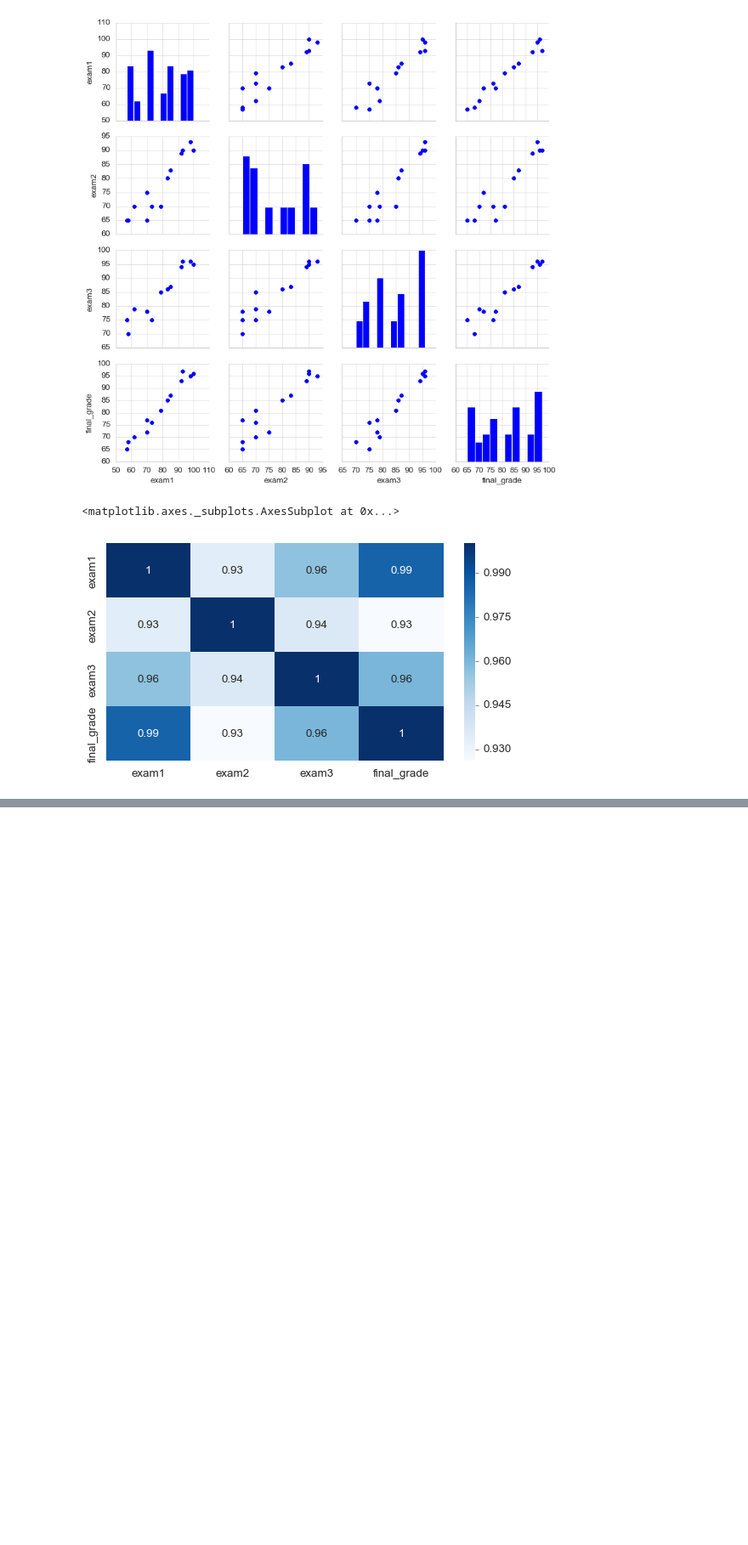
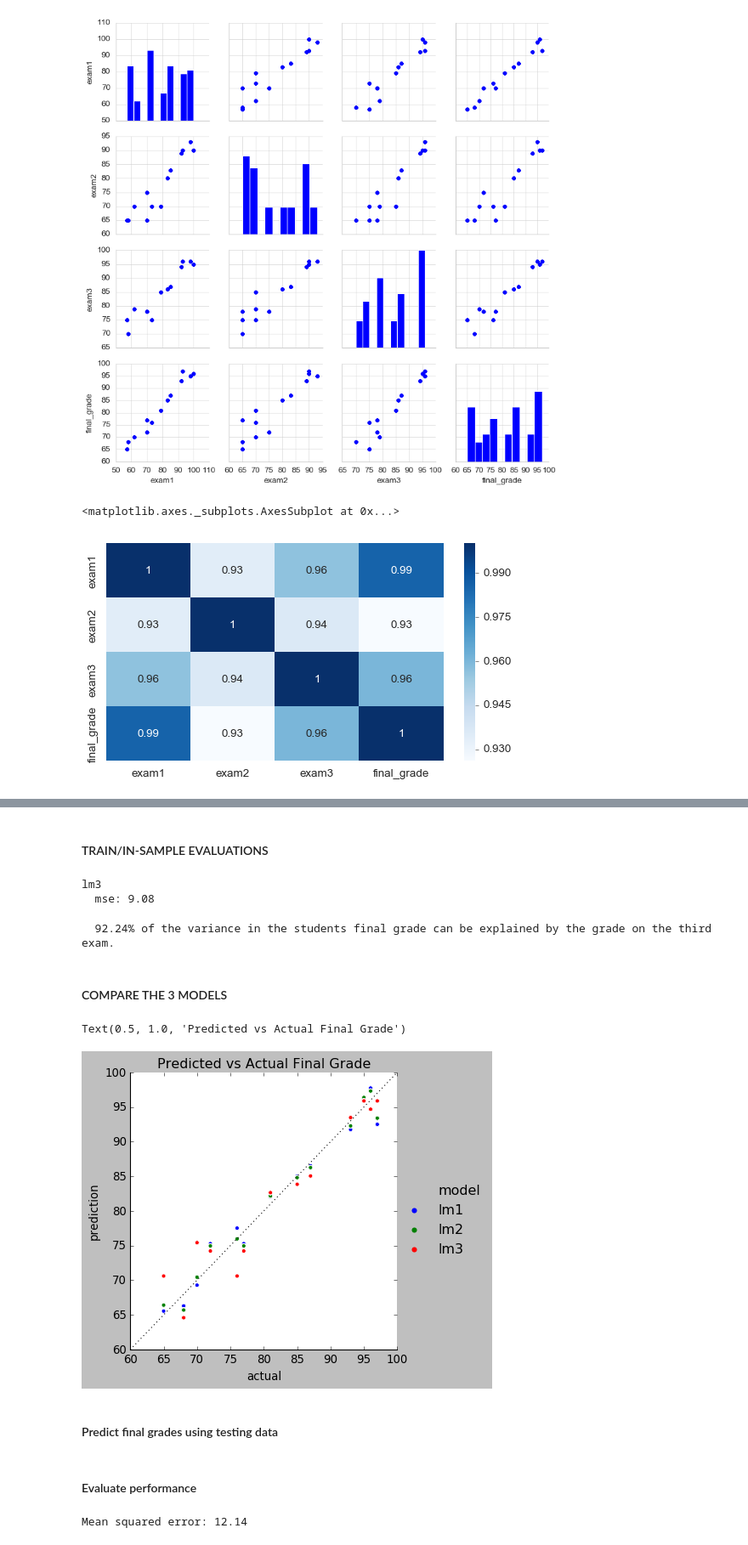
Before and after one commit to escalante-eric/python-exercises, a Jupyter notebook: Linear_Regression_in_Python.ipynb, the cells around one changed output, grey strips where cells are left out. Shown at 85% size. Saved outputs shown, nothing was run; the diff lists cells and outputs as text; code cells hidden in the pictures; blank space fills up the shorter version.

Commit message:
Linear Regression continued

```diff
--- a/Linear_Regression_in_Python.ipynb
+++ b/Linear_Regression_in_Python.ipynb
@@ -190,0 +265,14 @@ plt.show()
+# %%
+lm2 = LinearRegression()
+lm2.fit(X_train[['exam1', 'exam3']], y_train)
+print(lm2)
+lm2_y_intercept = lm2.intercept_
+print(lm2_y_intercept)
+
+lm2_coefficients = lm2.coef_
+print(lm2_coefficients)
+y_pred_lm2 = lm2.predict(X_train.drop(columns=['exam2']))
+mse_lm2 = mean_squared_error(y_train, y_pred_lm2)
+print("lm2\n  mse: {:.3}".format(mse_lm2))
+r2_lm2 = r2_score(y_train, y_pred_lm2)
+print('  {:.2%} of the variance in the student''s final grade can be explained by the grades on exam 1 and 3.'.format(r2_lm2))
@@ -190,0 +293,3 @@ plt.show()
+# %%
+lm3 = LinearRegression()
+lm3
@@ -190,0 +301,9 @@ plt.show()
+# %%
+lm3.fit(X_train[['exam3']], y_train)
+print(lm3)
+
+lm3_y_intercept = lm3.intercept_
+print(lm3_y_intercept)
+
+lm3_coefficients = lm3.coef_
+print(lm3_coefficients)
@@ -190,0 +326,10 @@ plt.show()
+# %%
+y_pred_lm3 = lm3.predict(X_train[['exam3']])
+# %% [markdown]
+#### TRAIN/IN-SAMPLE EVALUATIONS
+# %%
+mse_lm3 = mean_squared_error(y_train, y_pred_lm3)
+print("lm3\n  mse: {:.3}".format(mse_lm3))
+# %% [output]
+lm3
+  mse: 9.08
@@ -190,0 +338,23 @@ plt.show()
+# %%
+print('  {:.2%} of the variance in the student''s final grade can be explained by the grade on the third exam.'.format(r2_lm3))
+# %% [output]
+  92.24% of the variance in the students final grade can be explained by the grade on the third exam.
+# %% [markdown]
+#### COMPARE THE 3 MODELS
+# %%
+pd.DataFrame({'actual': y_train.final_grade,
+              'lm1': y_pred_lm1.ravel(),
+              'lm2': y_pred_lm2.ravel(),
+              'lm3': y_pred_lm3.ravel()})\
+    .melt(id_vars=['actual'], var_name='model', value_name='prediction')\
+    .pipe((sns.relplot, 'data'), x='actual', y='prediction', hue='model')
+
+plt.plot([60, 100], [60, 100], c='black', ls=':')
+plt.ylim(60, 100)
+plt.xlim(60, 100)
+plt.title('Predicted vs Actual Final Grade')
+# %% [output]
+Text(0.5, 1.0, 'Predicted vs Actual Final Grade')
+[figure, added]
+# %% [markdown]
+#### Predict final grades using testing data
@@ -190,0 +363,8 @@ plt.show()
+# %% [markdown]
+#### Evaluate performance
+# %%
+mse = mean_squared_error(y_test, y_pred_lm3)
+
+print("Mean squared error: %.2f" % mse)
+# %% [output]
+Mean squared error: 12.14
```
Also changed, not shown: parts of 24 cells of this notebook.
